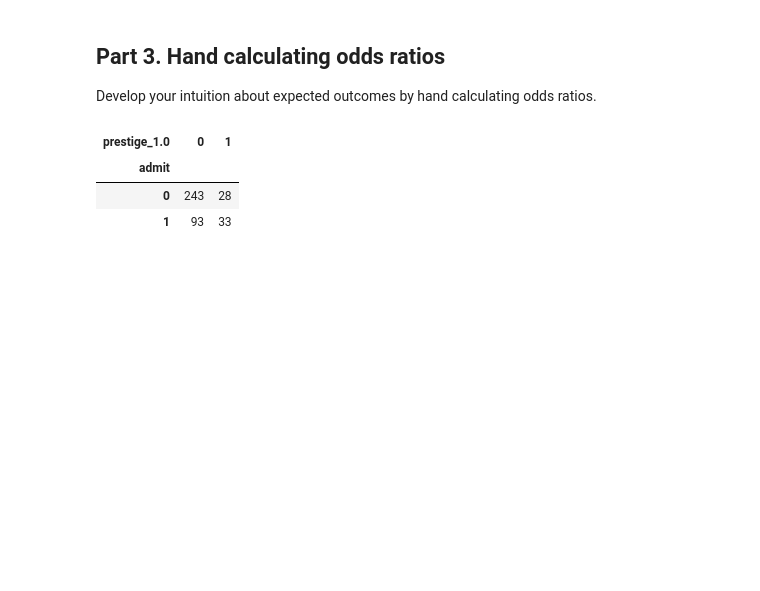
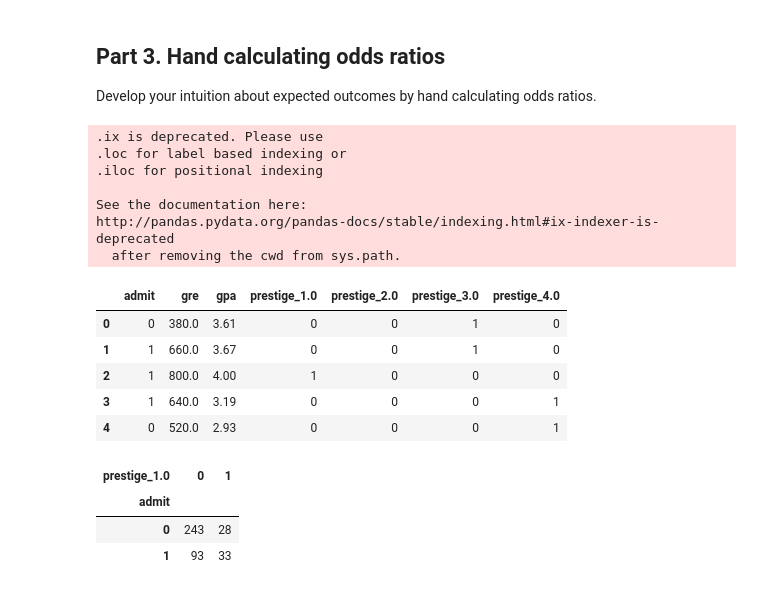
Before and after one commit to jrich71/test2, a Jupyter notebook: project3-richardson-Finality.ipynb, the cells around one changed output. Saved outputs shown, nothing was run; the diff lists cells and outputs as text; code cells hidden in the pictures; blank space fills up the shorter version.

```diff
--- a/project3-richardson-Finality.ipynb
+++ b/project3-richardson-Finality.ipynb
@@ -96,7 +97,23 @@ Develop your intuition about expected outcomes by hand calculating odds ratios.
 # %%
 #crosstab prestige 1 admission
 # frequency table cutting prestige and whether or not someone was admitted
-ct01 = handCalc.groupby('prestige_1.0').admit.count()
+cols_to_keep = ['admit', 'gre', 'gpa']
+handCalc = df[cols_to_keep].join(dummy_ranks.ix[:, 'prestige_1':])
+handCalc.head()
+# %% [output]
+.ix is deprecated. Please use
+.loc for label based indexing or
+.iloc for positional indexing
+
+See the documentation here:
+http://pandas.pydata.org/pandas-docs/stable/indexing.html#ix-indexer-is-deprecated
+  after removing the cwd from sys.path.
+|  | admit | gre | gpa | prestige_1.0 | prestige_2.0 | prestige_3.0 | prestige_4.0 |
+| 0 | 0 | 380.0 | 3.61 | 0 | 0 | 1 | 0 |
+| 1 | 1 | 660.0 | 3.67 | 0 | 0 | 1 | 0 |
+| 2 | 1 | 800.0 | 4.00 | 1 | 0 | 0 | 0 |
+| 3 | 1 | 640.0 | 3.19 | 0 | 0 | 0 | 1 |
+| 4 | 0 | 520.0 | 2.93 | 0 | 0 | 0 | 1 |
 # %%
 pd.crosstab(handCalc.admit,handCalc['prestige_1.0'])
 # %% [output]
```
Also changed, not shown: parts of 20 cells of this notebook.
